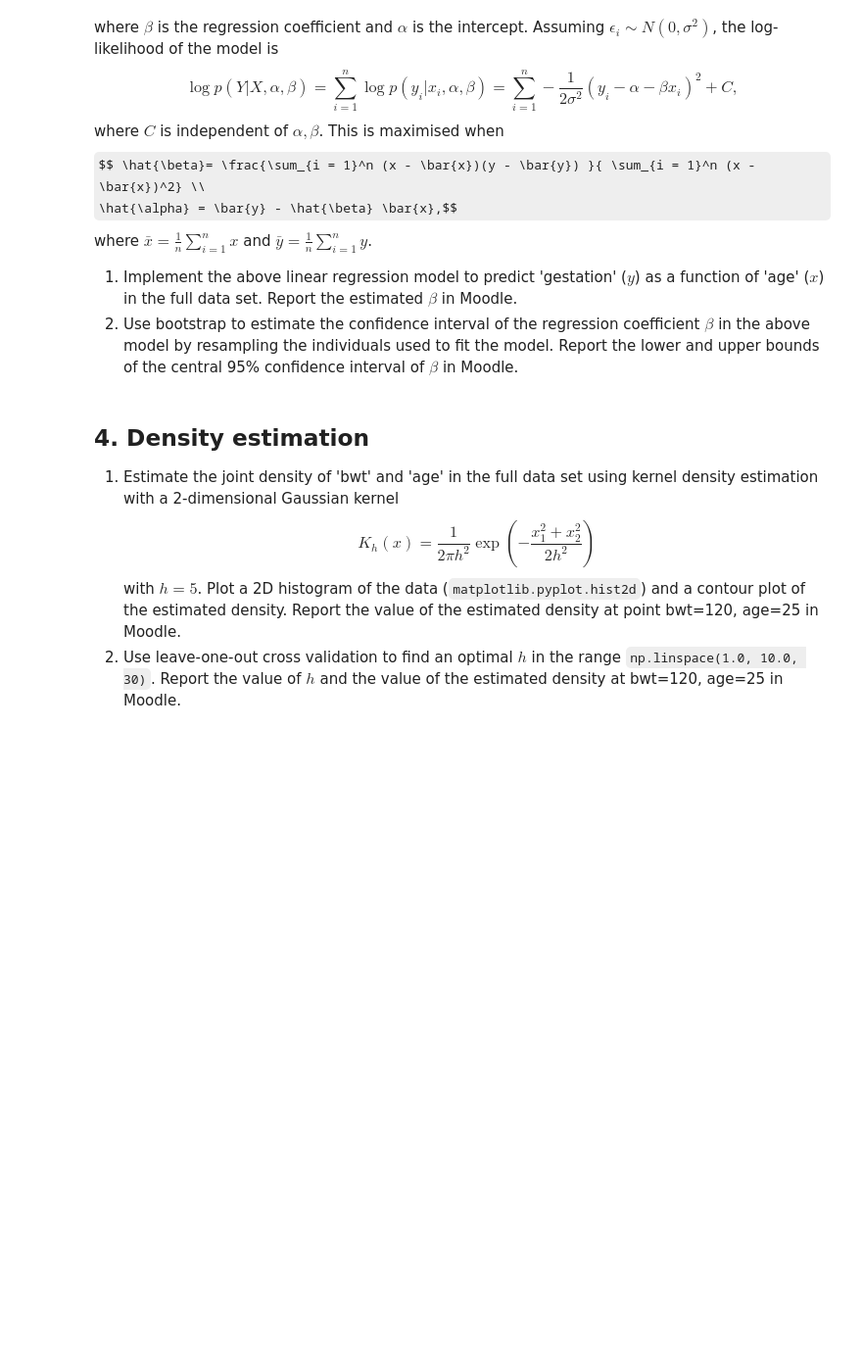
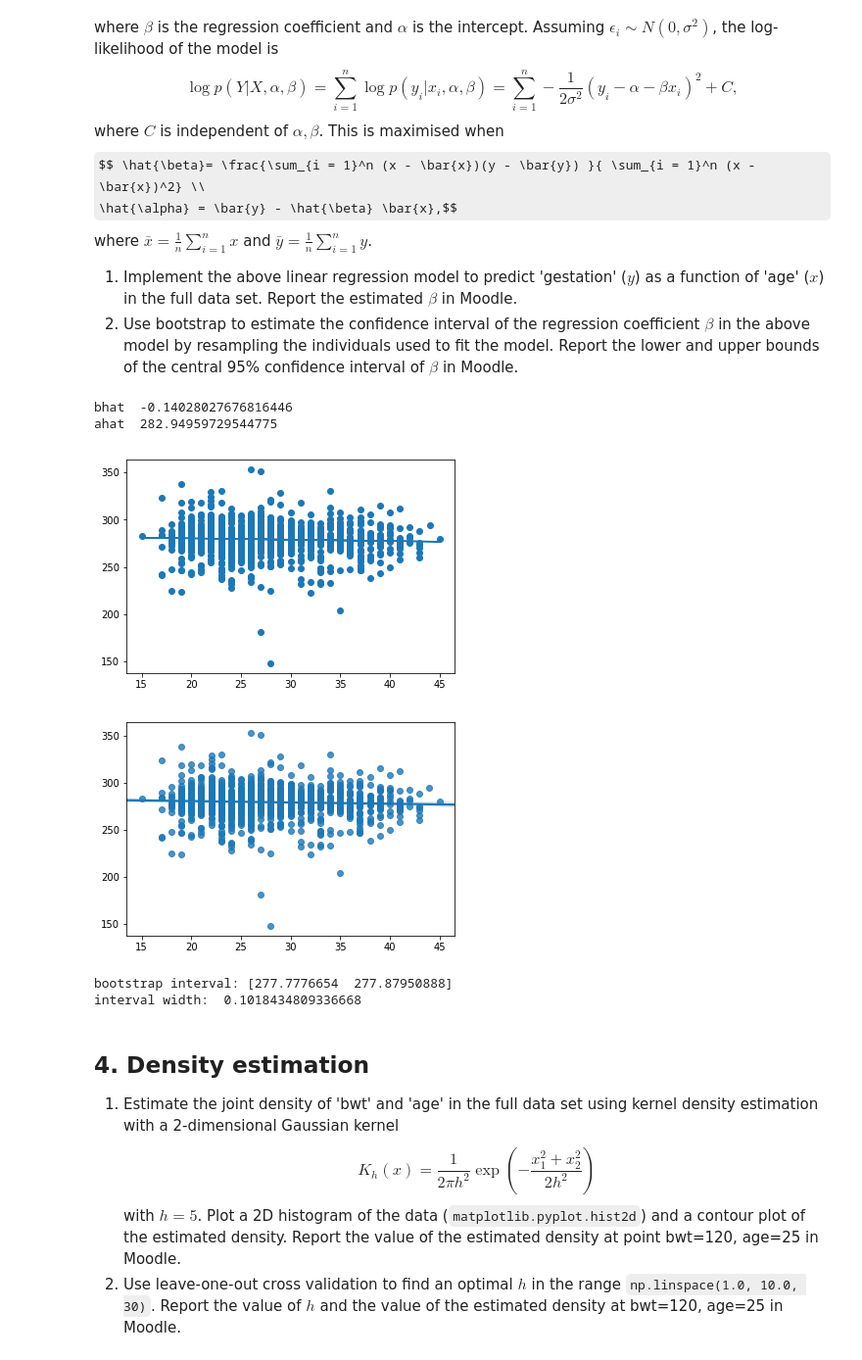
Before and after one commit to Llode/2018period1, a Jupyter notebook: CompSta1/Week 2 exercises.ipynb, the cells around one changed output. Shown at 98% size. Cells and saved outputs as stored; diff of their text form; code cells hidden in the pictures; some formulas as TeX source; blank space fills up the shorter version.

```diff
--- a/CompSta1/Week 2 exercises.ipynb
+++ b/CompSta1/Week 2 exercises.ipynb
@@ -204,40 +204,77 @@ where $\bar{x} = \frac{1}{n} \sum_{i = 1}^n x$ and $\bar{y} = \frac{1}{n} \sum_{
 # %%
 #%%
 import numpy as np
 import numpy.random as npr
 import pandas as pd
 import scipy.stats as sst
 import matplotlib.pyplot as plt
+import seaborn as sns
+import statsmodels.api as sm
 
 npr.seed(1345)
 # Load the data set
 babies_full = pd.read_csv("http://www.helsinki.fi/~ahonkela/teaching/compstats1/babies.txt", sep='\t')
 
 N=1000
 
 y = babies_full['gestation'].values
 x = babies_full['age'].values
+
+xmean = np.mean(x)
+ymean = np.mean(y)
+#sns.regplot(x,y)
+
+#print(sm.OLS(y,x).fit().summary())
+
 var = 1
-epsilon = npr.normal(0,var)
+def epsilon():
+    return npr.normal(0,var)
+
 
 def loglh(x,y,n,a,b,C,var):
     res = 0
     for i in range(n):
         res = res + (-(1/2*var)*(y[i]-a-b*x[i])**2 + C)
     return res
 
-def b_hat(x,y,a):
-    xmean = np.mean(x)
-    ymean = np.mean(y)
-    x2 = x-xmean
-    y2 = y-ymean
-    return (x2*y2)/(x2**2) * a
+def a_hat(ymean, xmean, bhat):
+    return ymean - bhat*xmean
+
+def b_hat(x,y,xmean,ymean):
+    first = 0
+    second = 0
+    for i in range(len(x)):
+        first = first + (x[i]-xmean)*(y[i]-ymean)
+        second = second + (x[i]-xmean)**2
+
+    return first/second
+
+bhat = b_hat(x,y,xmean,ymean)
+print('bhat ', bhat)
+ahat = a_hat(ymean,xmean, bhat)
+print('ahat ', ahat)
 
 plt.scatter(x,y)
-plt.plot(x,y)
+plt.plot(x,ahat+bhat*x +epsilon())
+plt.show()
+sns.regplot(x,y)
 plt.show()
 
-print(b_hat(x,y,1))
+def bootstrapMeans(data, n):
+    bootstrap_means = np.array([np.mean(npr.choice(data, replace=True, size=n)) for i in range(N)])
+    print('bootstrap interval:', np.percentile(bootstrap_means, [2.5, 97.5]))
+    ival1, ival2 = np.percentile(bootstrap_means, [2.5, 97.5])
+    ival_width = abs(ival1-ival2)
+    print('interval width: ', ival_width)
+
+bootstrapMeans(ahat+bhat*x +epsilon(), N)
+# %% [output]
+bhat  -0.14028027676816446
+ahat  282.94959729544775
+[figure, added]
+[figure, added]
+bootstrap interval: [277.7776654  277.87950888]
+interval width:  0.1018434809336668
 # %% [markdown]
 ## 4. Density estimation
 
```
Also changed, not shown: parts of 3 cells of this notebook, 2 other files.
